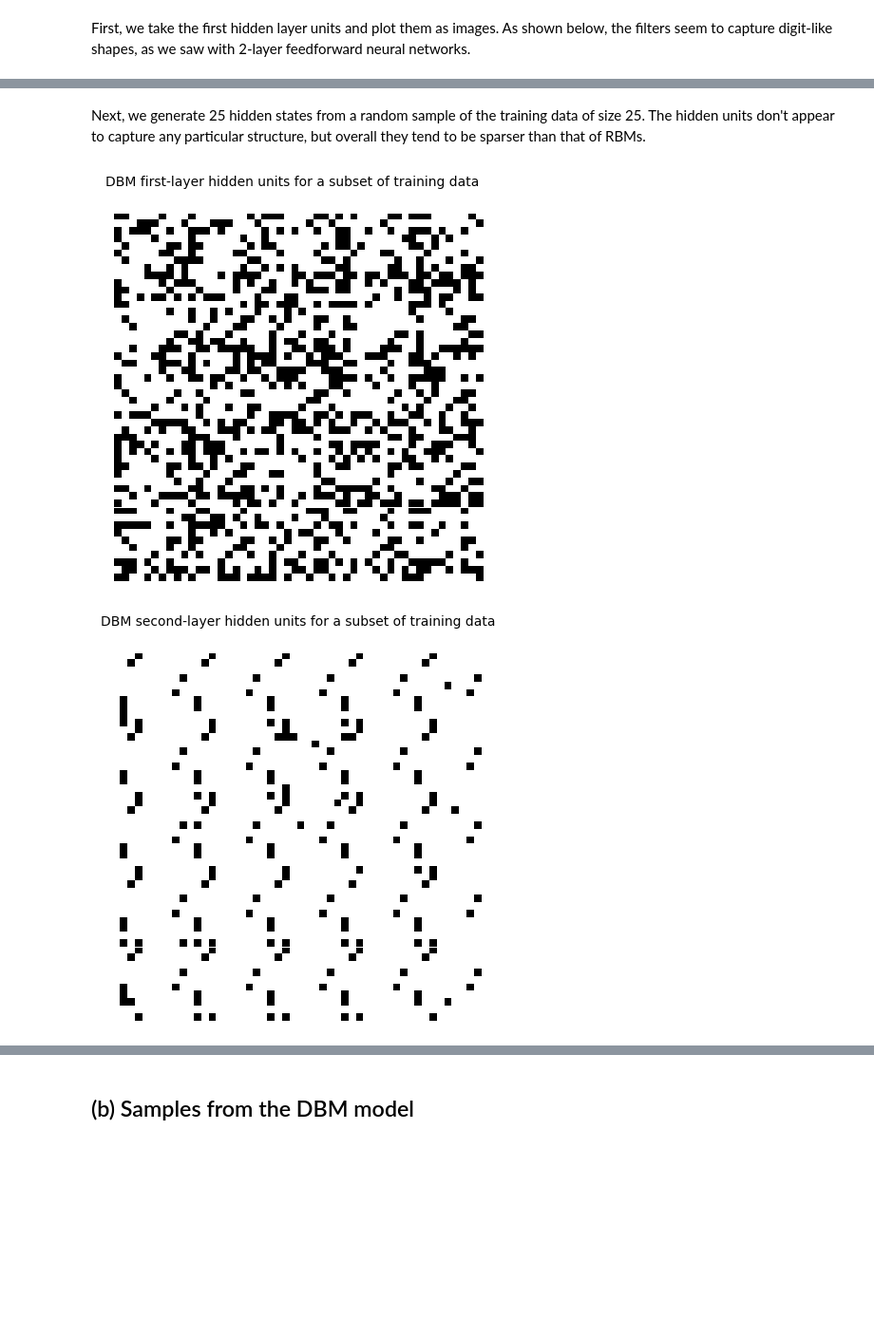
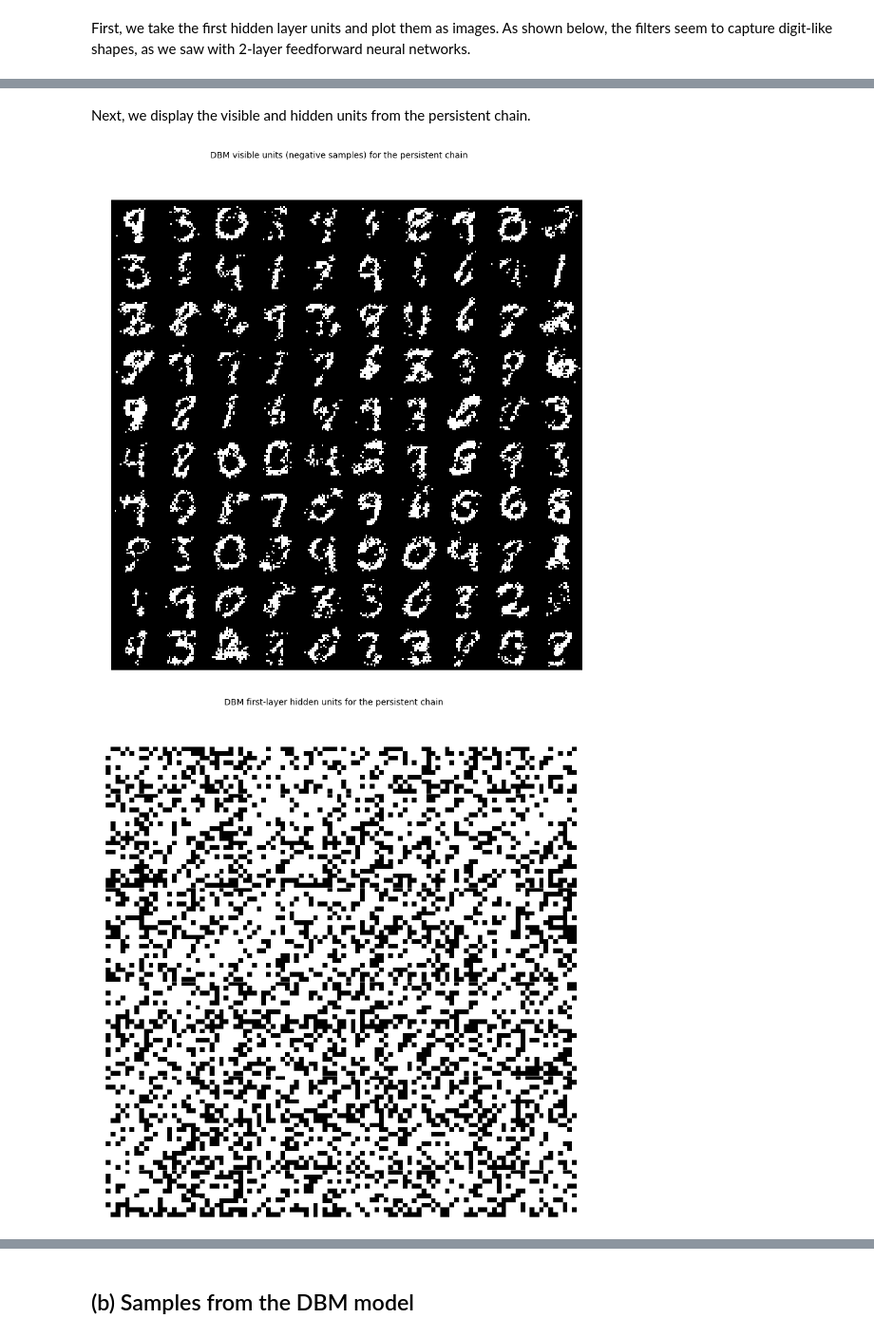
Before and after one commit to yjchoe/deep_learning, a Jupyter notebook: hw3/notebooks/dbm_mnist.ipynb, the cells around one changed output, grey strips where cells are left out. Shown at 95% size. Cells and saved outputs as stored; diff of their text form; code cells hidden in the pictures; blank space fills up the shorter version.

```diff
--- a/hw3/notebooks/dbm_mnist.ipynb
+++ b/hw3/notebooks/dbm_mnist.ipynb
@@ -50,7 +48,7 @@ Learning rate is halved after every 100 epochs.
 # %%
 dbm = DBM(n_visible=784, n_hidden1=100, n_hidden2=100,
           n_chains=100, n_vi_steps=10, n_gibbs_steps=1,
-          learning_rate=0.01, early_stopping=True,
+          learning_rate=0.005, early_stopping=True,
           seed=21)
 # %%
 dbm.W1.shape, dbm.W2.shape, dbm.b1.shape, dbm.b2.shape, dbm.c.shape
@@ -65,7 +69,7 @@ _Note that we use a very small batch size, which (as a side effect) leads to a l
 # %%
-n_epoch = 30
+n_epoch = 40
 dbm.train(X_train, X_valid,
-          batch_size=1, n_epoch=n_epoch, batch_seed=24,
+          batch_size=2, n_epoch=n_epoch, batch_seed=24,
           verbose=True)
 None
 # %% [output]
@@ -110,11 +114,10 @@ plt.show()
 As requested in the homework, we now train 5 more neural networks with different initializations.
 # %%
 dbms = [dbm]
-n_epoch = 30
 for i in range(1, 6):
     dbm0 = DBM(n_visible=784, n_hidden1=100, n_hidden2=100,
                n_chains=100, n_vi_steps=10, n_gibbs_steps=1,
-               learning_rate=0.01, early_stopping=True,
+               learning_rate=0.005, early_stopping=True,
                seed=44*i)
     dbm0.train(X_train, X_valid,
                batch_size=2, n_epoch=n_epoch, batch_seed=25,
@@ -155,15 +163,16 @@ None
-# %% [markdown]
-Next, we generate 25 hidden states from a random sample of the training data of size 25. The hidden units don't appear to capture any particular structure, but overall they tend to be sparser than that of RBMs.
+# %% [markdown]
+Next, we display the visible and hidden units from the persistent chain.
 # %%
 rng    = np.random.RandomState(1)
 subset = rng.choice(np.arange(X_train.shape[0]), 25, replace=False)
 
-_, h1, h2 = dbm.run_gibbs(X_train[subset, :])
-print_image(h1, output_shape=(5, 5),
-            title='DBM first-layer hidden units for a subset of training data')
-print_image(h2, output_shape=(5, 5),
-            title='DBM second-layer hidden units for a subset of training data')
+print_image(dbm.X_chain, output_shape=(10, 10),
+            title='DBM visible units (negative samples) for the persistent chain')
+print_image(dbm.H1_chain, output_shape=(10, 10),
+            title='DBM first-layer hidden units for the persistent chain')
+print_image(dbm.H2_chain, output_shape=(10, 10),
+            title='DBM second-layer hidden units for the persistent chain')
 None
 # %% [output]
-[figure, old version]
+[figure, new version]
-[figure, old version]
+[figure, new version]
```
Also changed, not shown: parts of 24 cells of this notebook, 3 other files.
